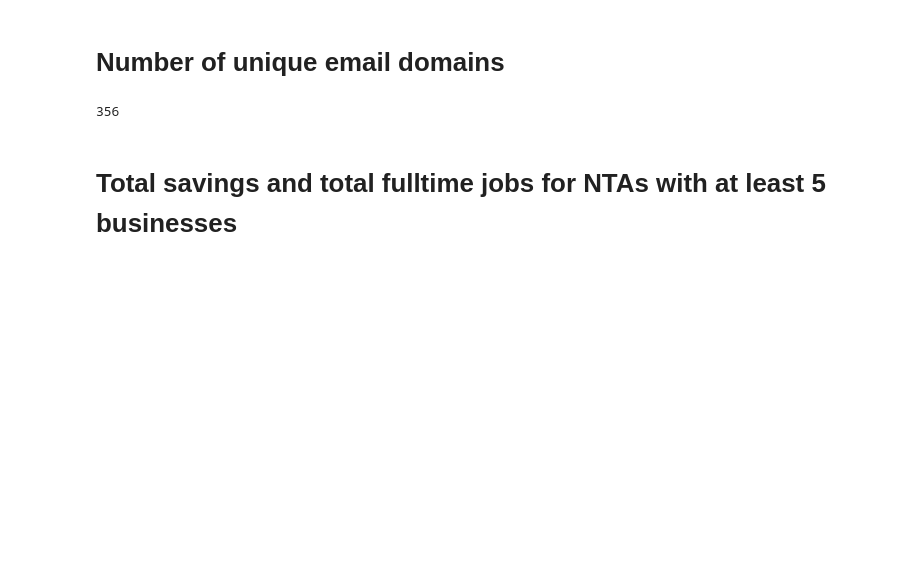
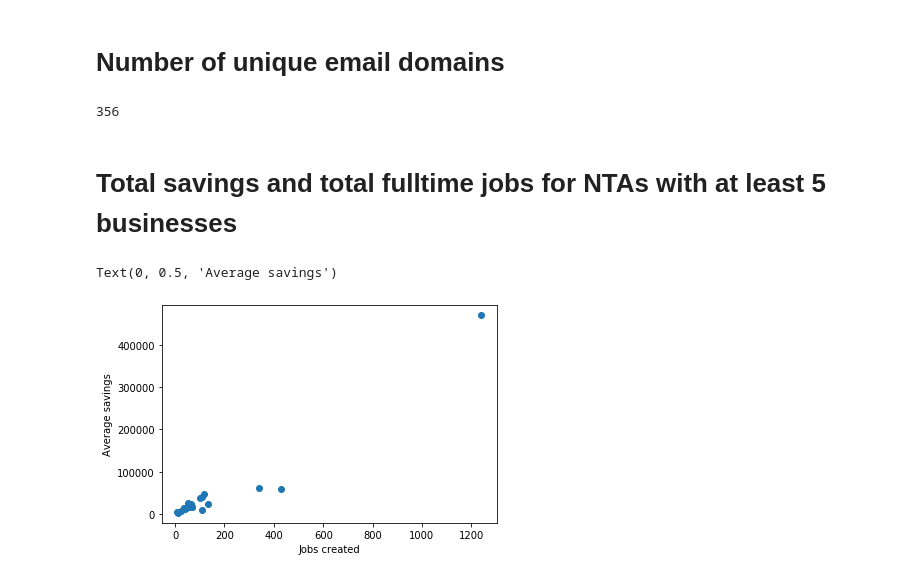
Before and after one commit to i02132002/binder-framework, a Jupyter notebook: Savings.ipynb, the cells around one changed output. Drawn from its saved outputs; the diff is of its cells as text; code cells hidden in the pictures; blank space fills up the shorter version.

Commit message:
finished plotting data for day 5

```diff
--- a/Savings.ipynb
+++ b/Savings.ipynb
@@ -71,3 +72,10 @@ jobs_gt5 = jobs[ntas_gt5_idx]
 result = pd.concat([savings_gt5, jobs_gt5], axis=1)
 # %%
 result.to_csv('savings_result.csv')
+# %%
+plt.scatter(jobs_gt5, savings_gt5)
+plt.xlabel('Jobs created')
+plt.ylabel('Average savings')
+# %% [output]
+Text(0, 0.5, 'Average savings')
+[figure, added]
```
Also changed, not shown: parts of 3 cells of this notebook, 1 other file.
